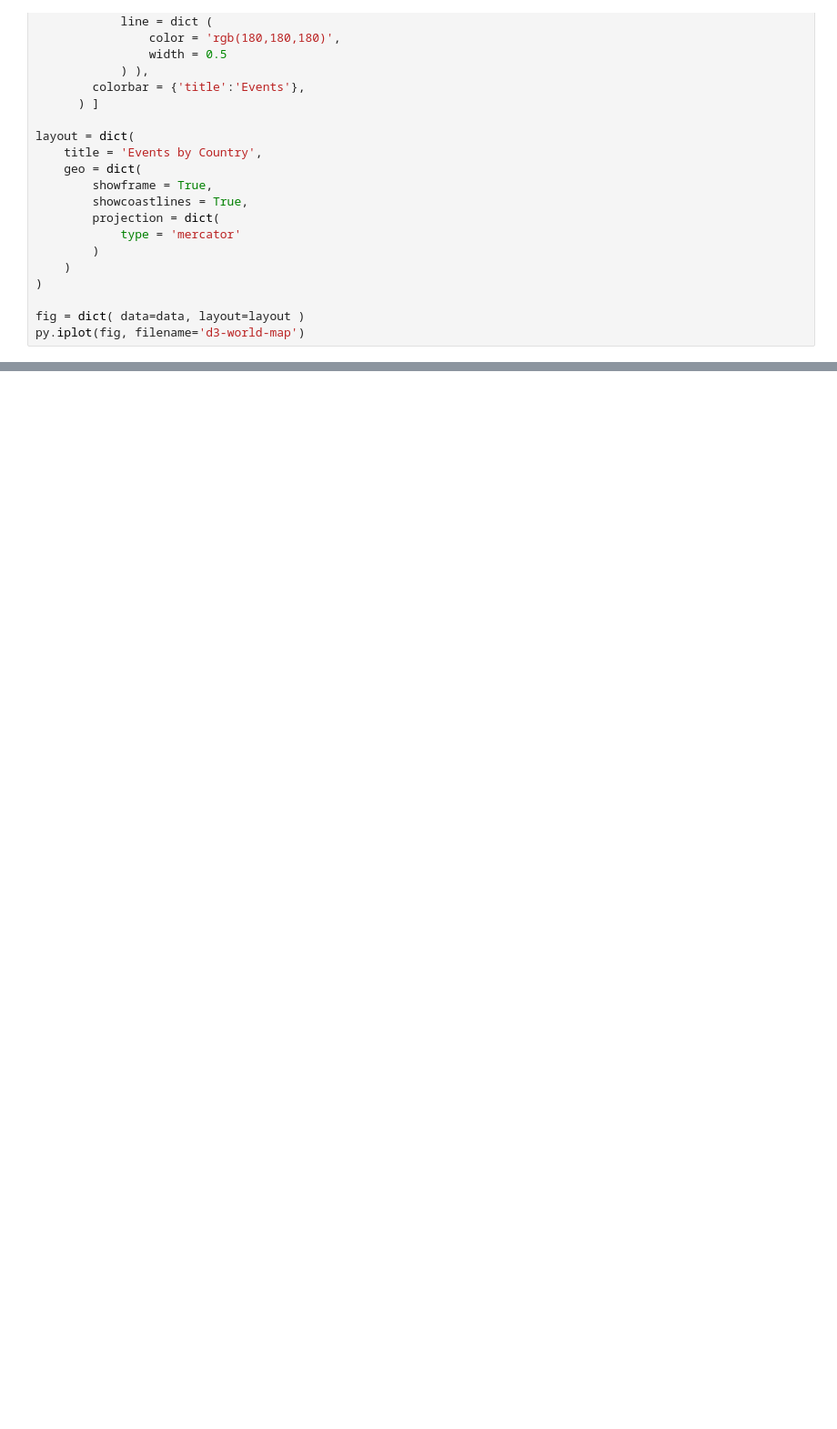
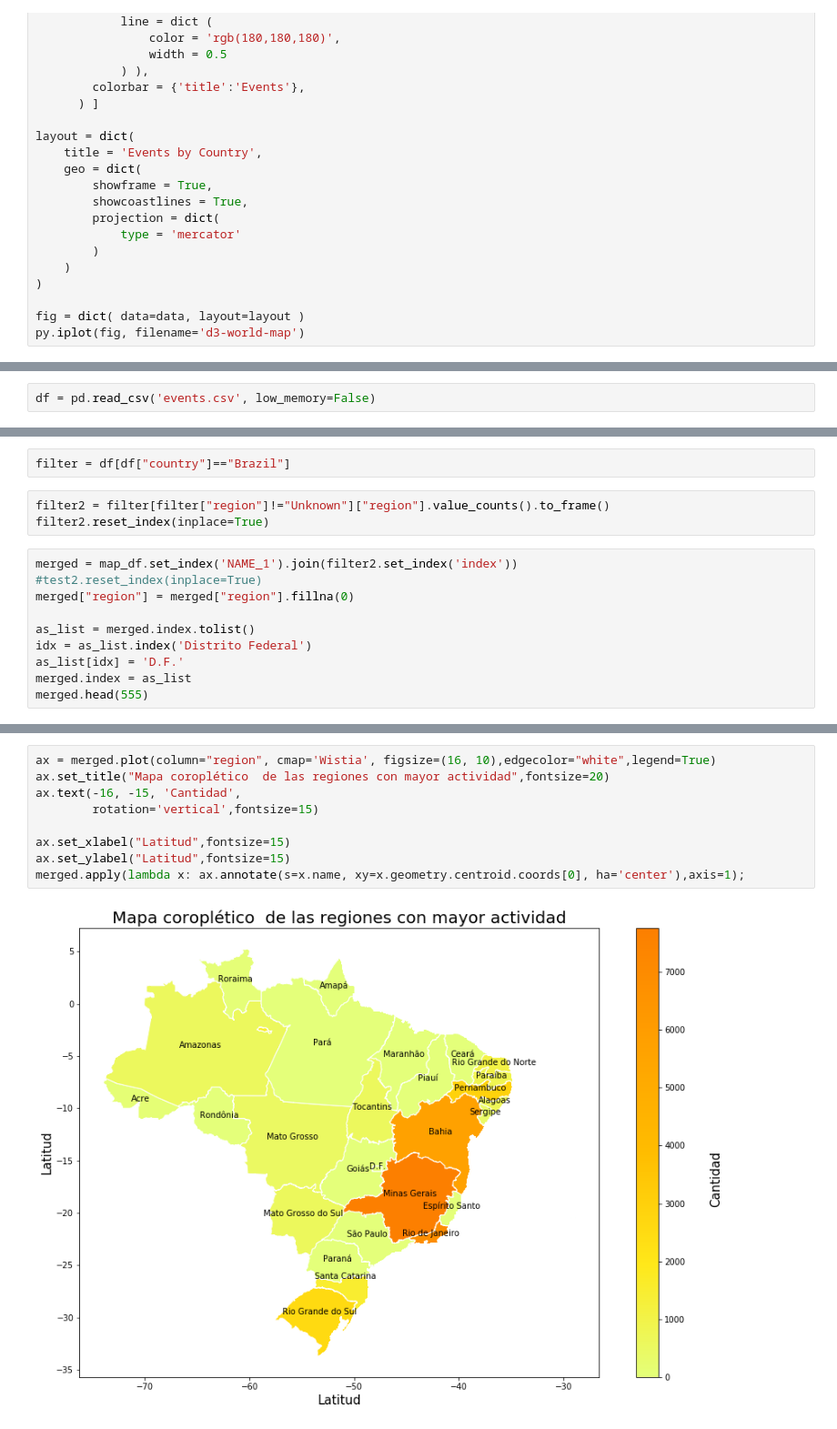
Before and after one commit to ndvazquez/7506-OrganizacionDeDatos, a Jupyter notebook: mapa_mundo.ipynb, the cells around one changed output, grey strips where cells are left out. Shown at 91% size. Saved outputs shown, nothing was run; the diff lists cells and outputs as text; blank space fills up the shorter version.

Commit message:
agrego mapa por regiones

```diff
--- a/mapa_mundo.ipynb
+++ b/mapa_mundo.ipynb
@@ -67,0 +97,2 @@ py.iplot(fig, filename='d3-world-map')
+# %%
+df = pd.read_csv('events.csv', low_memory=False)
@@ -67,0 +109,15 @@ py.iplot(fig, filename='d3-world-map')
+# %%
+filter = df[df["country"]=="Brazil"]
+# %%
+filter2 = filter[filter["region"]!="Unknown"]["region"].value_counts().to_frame()
+filter2.reset_index(inplace=True)
+# %%
+merged = map_df.set_index('NAME_1').join(filter2.set_index('index'))
+#test2.reset_index(inplace=True)
+merged["region"] = merged["region"].fillna(0)
+
+as_list = merged.index.tolist()
+idx = as_list.index('Distrito Federal')
+as_list[idx] = 'D.F.'
+merged.index = as_list
+merged.head(555)
@@ -67,0 +142,11 @@ py.iplot(fig, filename='d3-world-map')
+# %%
+ax = merged.plot(column="region", cmap='Wistia', figsize=(16, 10),edgecolor="white",legend=True)
+ax.set_title("Mapa coroplético  de las regiones con mayor actividad",fontsize=20)
+ax.text(-16, -15, 'Cantidad',
+        rotation='vertical',fontsize=15)
+
+ax.set_xlabel("Latitud",fontsize=15)
+ax.set_ylabel("Latitud",fontsize=15)
+merged.apply(lambda x: ax.annotate(s=x.name, xy=x.geometry.centroid.coords[0], ha='center'),axis=1);
+# %% [output]
+[figure, added]
```
Also changed, not shown: parts of 6 cells of this notebook.
